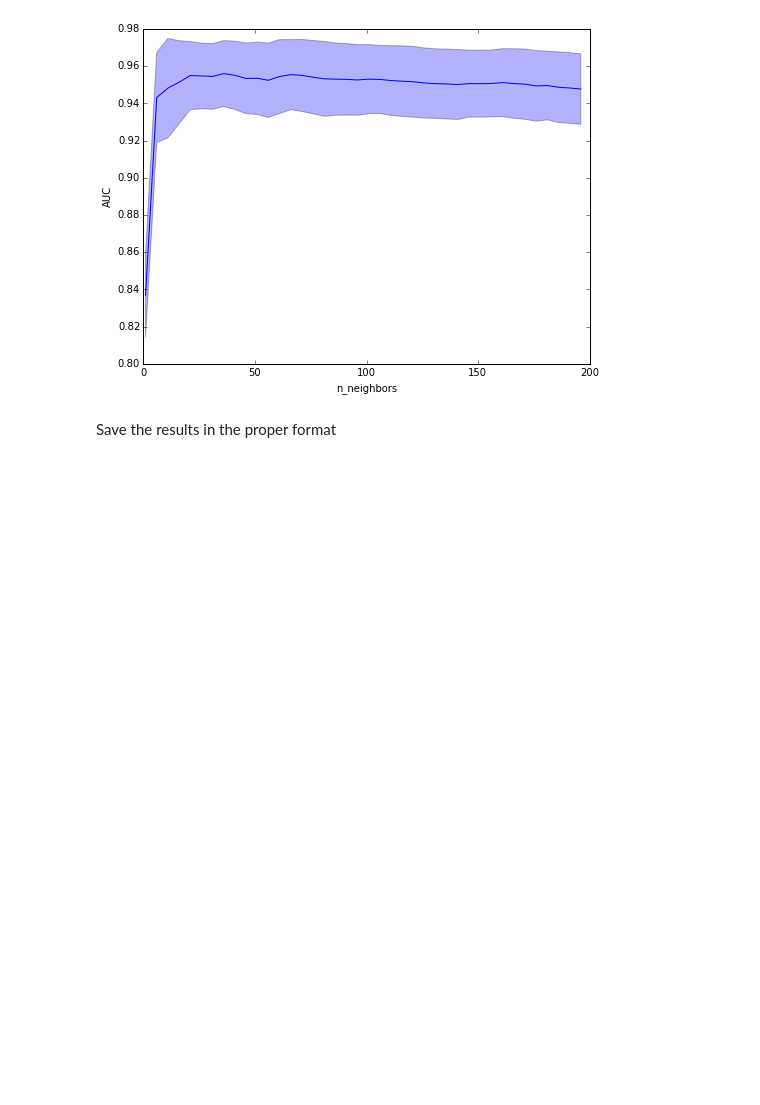
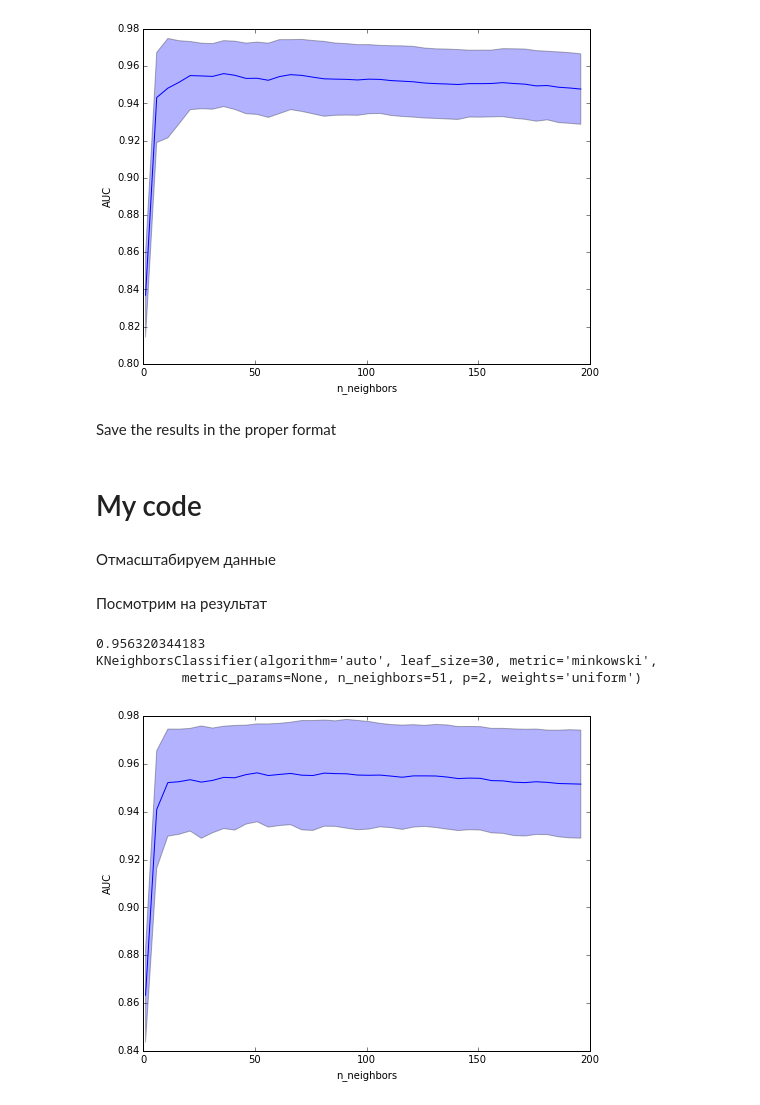
Before and after one commit to alexsyrom/SHAD_ML_KAGGLE_1, a Jupyter notebook: solution.ipynb, the cells around one changed output. Drawn from its saved outputs; the diff is of its cells as text; code cells hidden in the pictures; blank space fills up the shorter version.

Commit message:
just scaled

```diff
--- a/solution.ipynb
+++ b/solution.ipynb
@@ -164,3 +164,29 @@ print('Id,Prediction', file=f)
 for i, result in enumerate(results):
     print(str(i+1) + ',' + str(result), file=f)
 f.close()
+# %% [markdown]
+# My code
+# %% [markdown]
+Отмасштабируем данные
+# %%
+from sklearn.preprocessing import scale
+X_train_scaled = scale(X_train)
+X_test_scaled = scale(X_test)
+# %% [markdown]
+Посмотрим на результат
+# %%
+params = {'n_neighbors': arange(1, 200, 5)}
+grid_searcher = GridSearchCV(KNN(),\
+                             params, cv=5, scoring='roc_auc', n_jobs=3)
+grid_searcher.fit(X_train_scaled, y_train)
+
+print(grid_searcher.best_score_)
+print(grid_searcher.best_estimator_)
+# %% [output]
+0.956320344183
+KNeighborsClassifier(algorithm='auto', leaf_size=30, metric='minkowski',
+           metric_params=None, n_neighbors=51, p=2, weights='uniform')
+# %%
+plot_quality(grid_searcher, 'n_neighbors')
+# %% [output]
+[figure, added]
```
